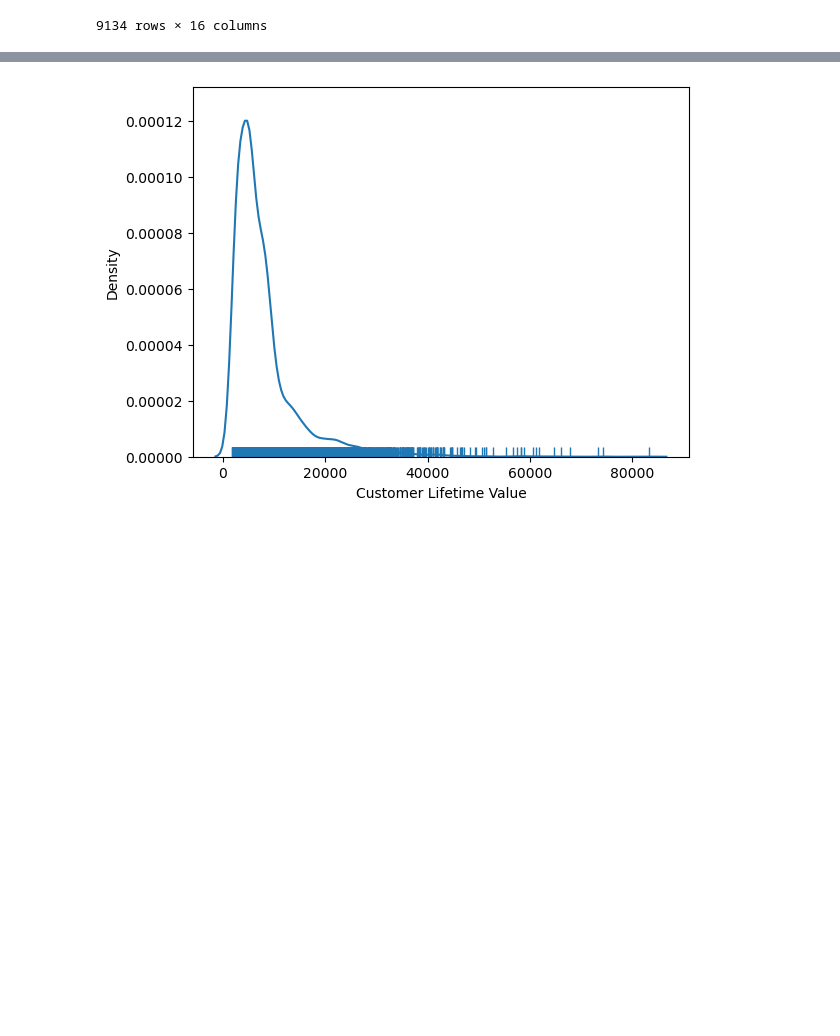
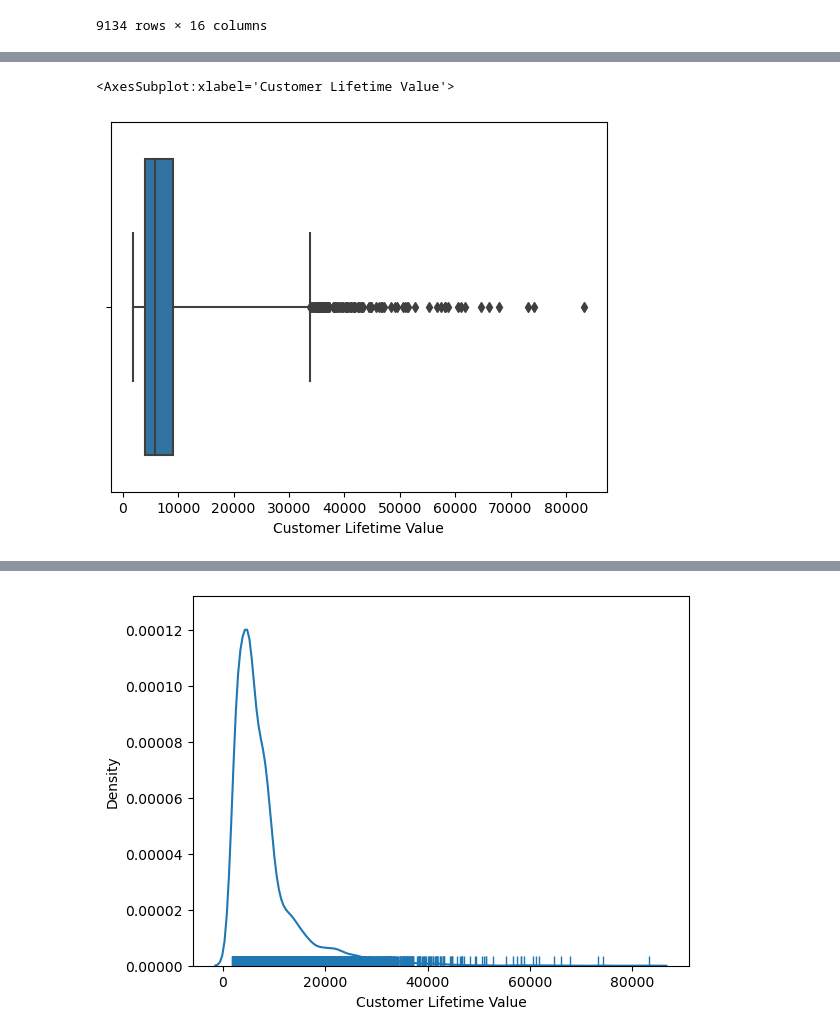
Before and after one commit to ricardobravo98/lab-customer-analysis-round-4-Ricardo, a Jupyter notebook: files_for_lab/csv_files/Customer Analysis Lab4- Ricardo Bravo Notebook.ipynb, the cells around one changed output, grey strips where cells are left out. Cells and saved outputs as stored; diff of their text form; code cells hidden in the pictures; blank space fills up the shorter version.

```diff
--- a/files_for_lab/csv_files/Customer Analysis Lab4- Ricardo Bravo Notebook.ipynb
+++ b/files_for_lab/csv_files/Customer Analysis Lab4- Ricardo Bravo Notebook.ipynb
@@ -64,0 +70,5 @@ categoricals
+# %%
+sns.boxplot(x=numericals['Customer Lifetime Value'],whis=5) # whis is the parameter to choose your threshold, standard is 1.5
+# %% [output]
+<AxesSubplot:xlabel='Customer Lifetime Value'>
+[figure, added]
```
Also changed, not shown: parts of 2 cells of this notebook.
